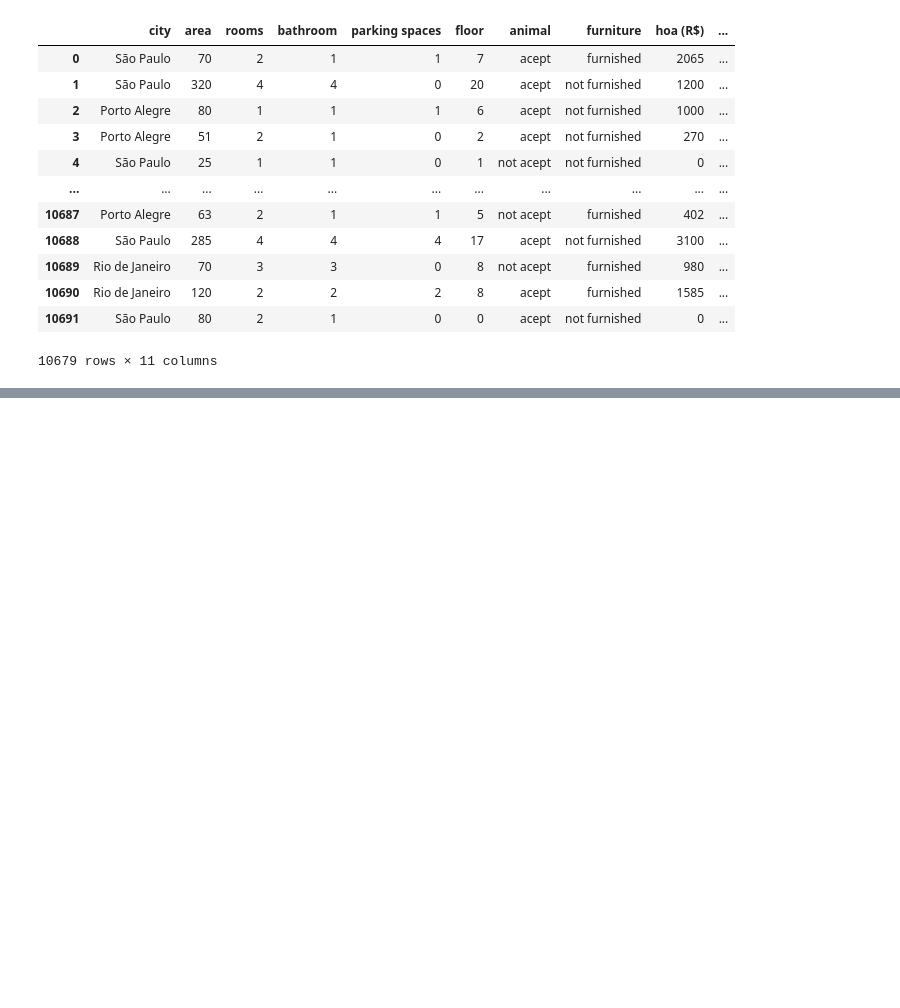
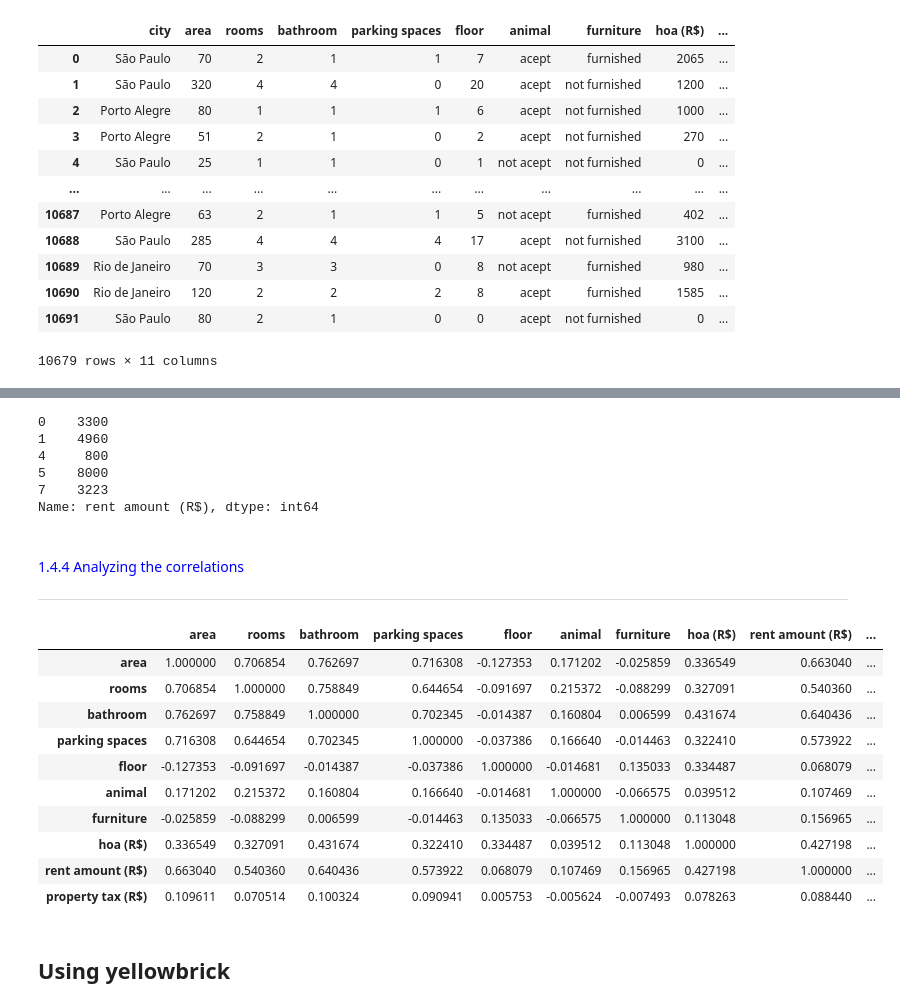
Before and after one commit to Gabriel-limadev/forecast_rent_value, a Jupyter notebook: forecast_rent_value.ipynb, the cells around one changed output, grey strips where cells are left out. Saved outputs shown, nothing was run; the diff lists cells and outputs as text; code cells hidden in the pictures; blank space fills up the shorter version.

```diff
--- a/forecast_rent_value.ipynb
+++ b/forecast_rent_value.ipynb
@@ -367,0 +437,29 @@ data
+# %%
+y.head()
+# %% [output]
+0    3300
+1    4960
+4     800
+5    8000
+7    3223
+Name: rent amount (R$), dtype: int64
+# %% [markdown]
+<br>
+<font color= 'blue' style='font-size: 20px'>1.4.4 Analyzing the correlations</font>
+<hr style = 'border: 1px solid blue'>
+# %%
+SP_filter.corr()
+# %% [output]
+|  | area | rooms | bathroom | parking spaces | floor | animal | furniture | hoa (R$) | rent amount (R$) | ... |
+| area | 1.000000 | 0.706854 | 0.762697 | 0.716308 | -0.127353 | 0.171202 | -0.025859 | 0.336549 | 0.663040 | ... |
+| rooms | 0.706854 | 1.000000 | 0.758849 | 0.644654 | -0.091697 | 0.215372 | -0.088299 | 0.327091 | 0.540360 | ... |
+| bathroom | 0.762697 | 0.758849 | 1.000000 | 0.702345 | -0.014387 | 0.160804 | 0.006599 | 0.431674 | 0.640436 | ... |
+| parking spaces | 0.716308 | 0.644654 | 0.702345 | 1.000000 | -0.037386 | 0.166640 | -0.014463 | 0.322410 | 0.573922 | ... |
+| floor | -0.127353 | -0.091697 | -0.014387 | -0.037386 | 1.000000 | -0.014681 | 0.135033 | 0.334487 | 0.068079 | ... |
+| animal | 0.171202 | 0.215372 | 0.160804 | 0.166640 | -0.014681 | 1.000000 | -0.066575 | 0.039512 | 0.107469 | ... |
+| furniture | -0.025859 | -0.088299 | 0.006599 | -0.014463 | 0.135033 | -0.066575 | 1.000000 | 0.113048 | 0.156965 | ... |
+| hoa (R$) | 0.336549 | 0.327091 | 0.431674 | 0.322410 | 0.334487 | 0.039512 | 0.113048 | 1.000000 | 0.427198 | ... |
+| rent amount (R$) | 0.663040 | 0.540360 | 0.640436 | 0.573922 | 0.068079 | 0.107469 | 0.156965 | 0.427198 | 1.000000 | ... |
+| property tax (R$) | 0.109611 | 0.070514 | 0.100324 | 0.090941 | 0.005753 | -0.005624 | -0.007493 | 0.078263 | 0.088440 | ... |
+# %% [markdown]
+## Using yellowbrick
```
Also changed, not shown: parts of 25 cells of this notebook.
